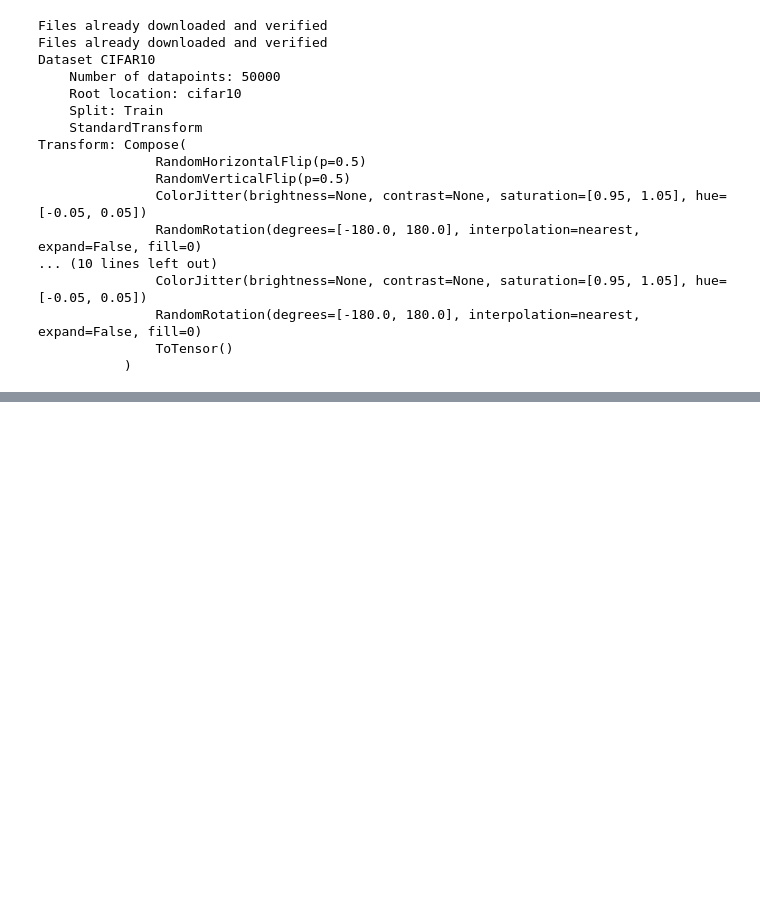
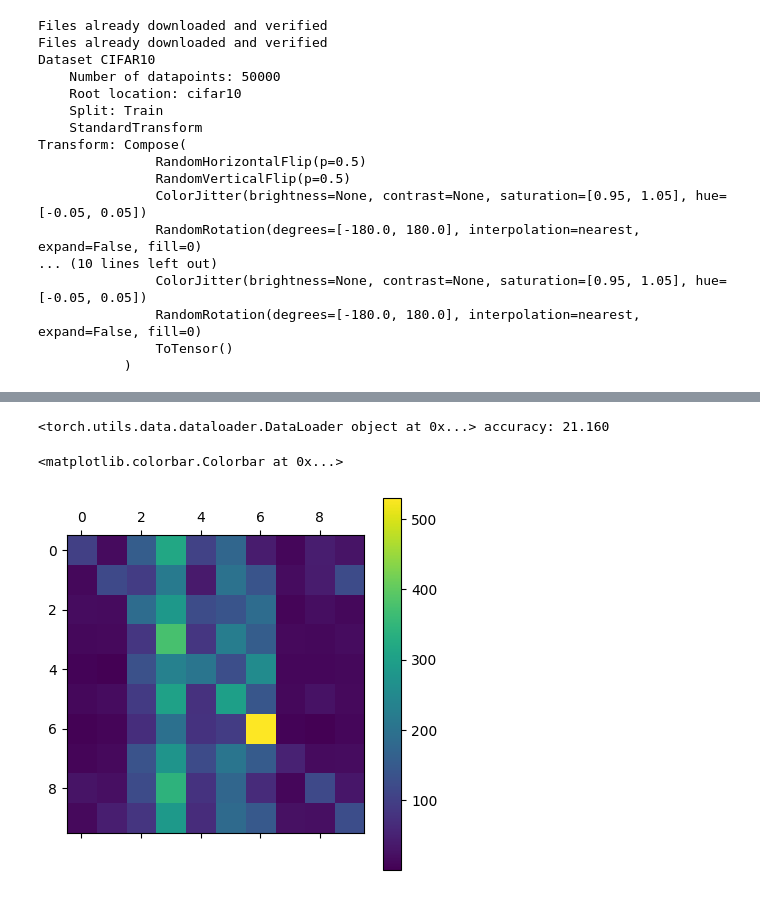
Before and after one commit to JonathanBLi/COSE474-Project, a Jupyter notebook: cnn.ipynb, the cells around one changed output, grey strips where cells are left out. Drawn from its saved outputs; the diff is of its cells as text; code cells hidden in the pictures; blank space fills up the shorter version.

```diff
--- a/cnn.ipynb
+++ b/cnn.ipynb
@@ -340,0 +383,16 @@ Exiting from training early
+# %%
+all_preds = []
+all_targets = []
+
+acc, all_preds, all_targets = test_network(cnn, test_loader, train_loader)
+
+contingency = np.zeros((10, 10))
+for i in range(len(all_preds)):
+    contingency[all_preds[i]][all_targets[i]] += 1
+
+plt.matshow(contingency)
+plt.colorbar()
+# %% [output]
+<torch.utils.data.dataloader.DataLoader object at 0x...> accuracy: 21.160
+<matplotlib.colorbar.Colorbar at 0x...>
+[figure, added]
```
Also changed, not shown: parts of 6 cells of this notebook.
